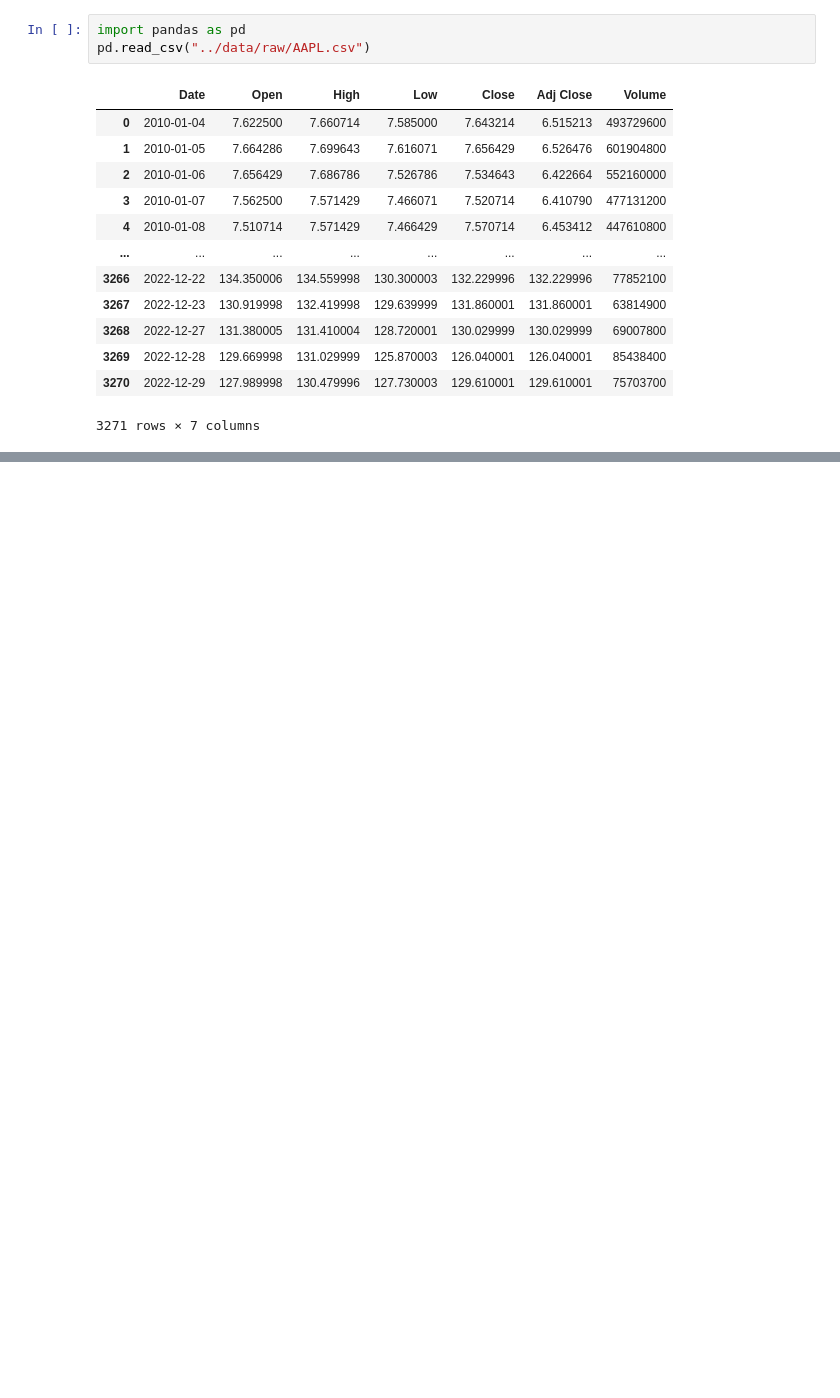
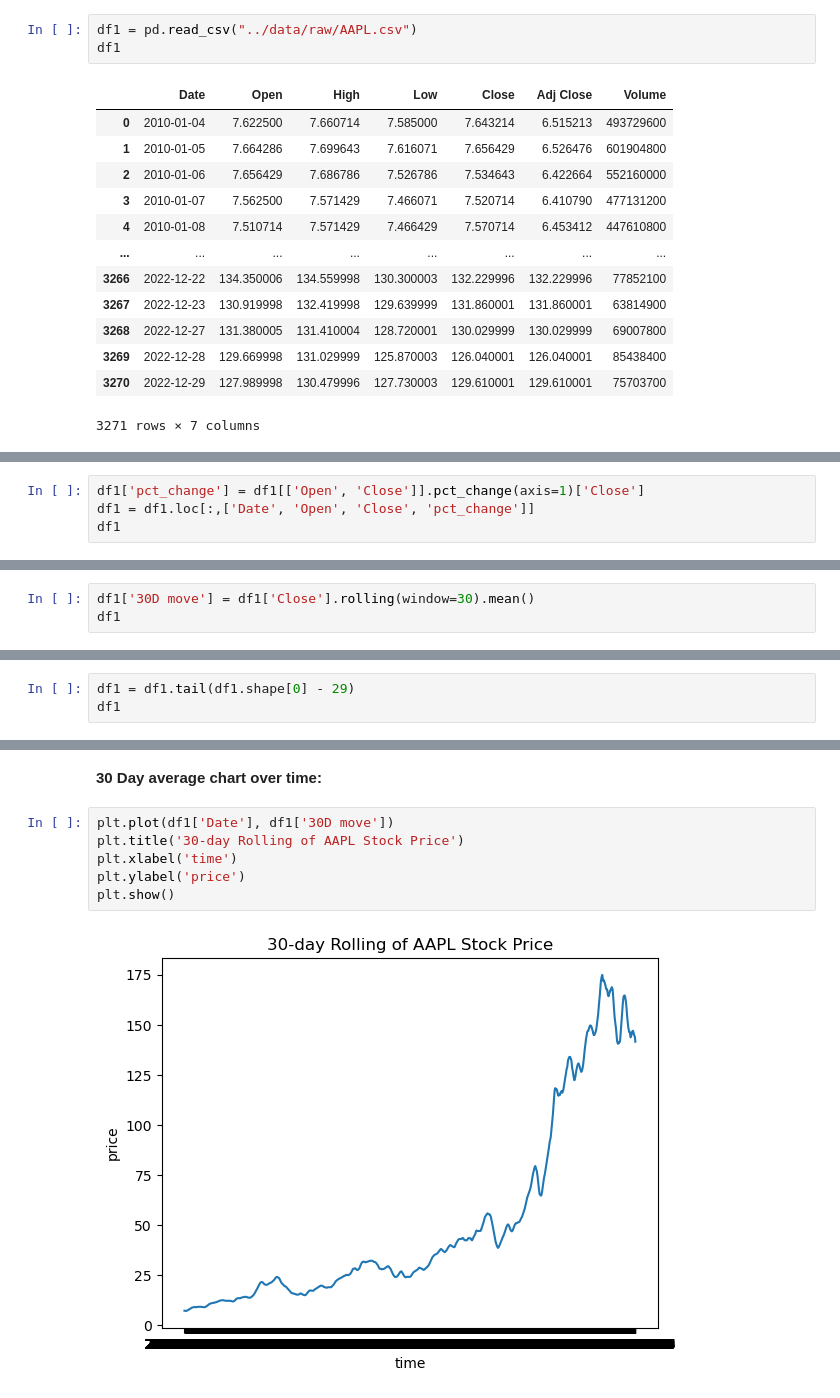
Before and after one commit to ubco-W2022T2-data301/project-group-group11, a Jupyter notebook: analysis/analysis2.ipynb, the cells around one changed output, grey strips where cells are left out. Saved outputs shown, nothing was run; the diff lists cells and outputs as text; blank space fills up the shorter version.

```diff
--- a/analysis/analysis2.ipynb
+++ b/analysis/analysis2.ipynb
@@ -9,6 +17,6 @@ Briefly describe your research question or interests here
 # %%
-import pandas as pd
-pd.read_csv("../data/raw/AAPL.csv")
+df1 = pd.read_csv("../data/raw/AAPL.csv")
+df1
 # %% [output]
 |  | Date | Open | High | Low | Close | Adj Close | Volume |
 | 0 | 2010-01-04 | 7.622500 | 7.660714 | 7.585000 | 7.643214 | 6.515213 | 493729600 |
@@ -25,0 +109,4 @@ pd.read_csv("../data/raw/AAPL.csv")
+# %%
+df1['pct_change'] = df1[['Open', 'Close']].pct_change(axis=1)['Close']
+df1 = df1.loc[:,['Date', 'Open', 'Close', 'pct_change']]
+df1
@@ -25,0 +170,3 @@ pd.read_csv("../data/raw/AAPL.csv")
+# %%
+df1['30D move'] = df1['Close'].rolling(window=30).mean()
+df1
@@ -25,0 +206,3 @@ pd.read_csv("../data/raw/AAPL.csv")
+# %%
+df1 = df1.tail(df1.shape[0] - 29)
+df1
@@ -25,0 +240,10 @@ pd.read_csv("../data/raw/AAPL.csv")
+# %% [markdown]
+**30 Day average chart over time:**
+# %%
+plt.plot(df1['Date'], df1['30D move'])
+plt.title('30-day Rolling of AAPL Stock Price')
+plt.xlabel('time')
+plt.ylabel('price')
+plt.show()
+# %% [output]
+[figure, added]
```
Also changed, not shown: parts of 34 cells of this notebook.
